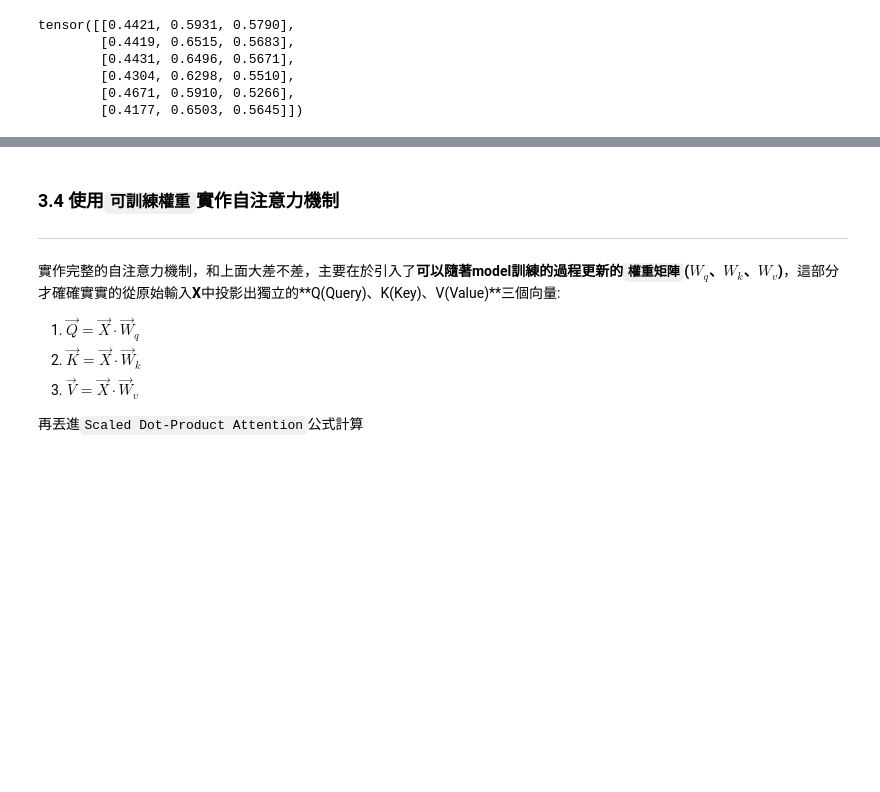
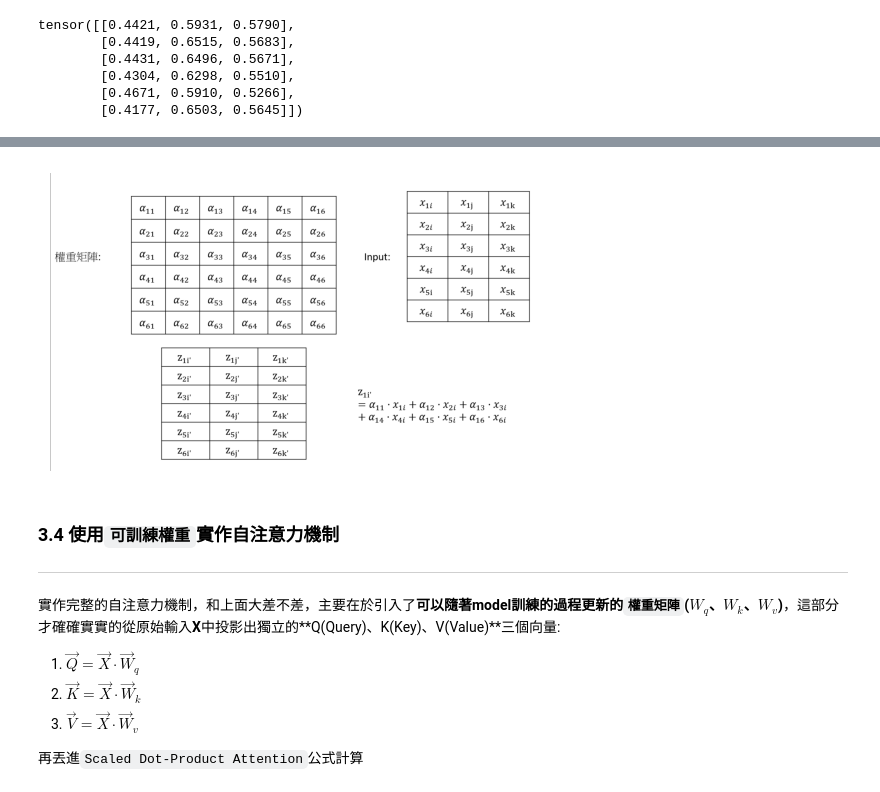
Before and after one commit to aqingo3o/1004-LLM, a Jupyter notebook: exp/RF/ch03/ch03_Attention_Mechanism.ipynb, the cells around one changed output, grey strips where cells are left out. Cells and saved outputs as stored; diff of their text form; code cells hidden in the pictures; blank space fills up the shorter version.

```diff
--- a/exp/RF/ch03/ch03_Attention_Mechanism.ipynb
+++ b/exp/RF/ch03/ch03_Attention_Mechanism.ipynb
@@ -172,3 +188,11 @@ tensor([[0.4421, 0.5931, 0.5790],
+# %%
+img = mpimg.imread('figure3.png')
+
+plt.imshow(img)
+plt.axis("off")
+plt.show()
+# %% [output]
+[figure, added]
 # %% [markdown]
 ### 3.4 使用`可訓練權重`實作自注意力機制
 ---
```
Also changed, not shown: parts of 10 cells of this notebook.
